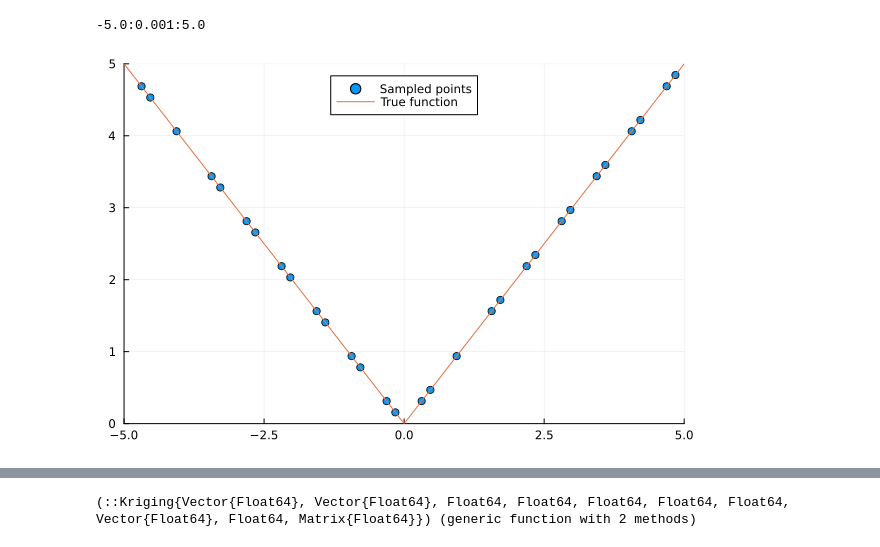
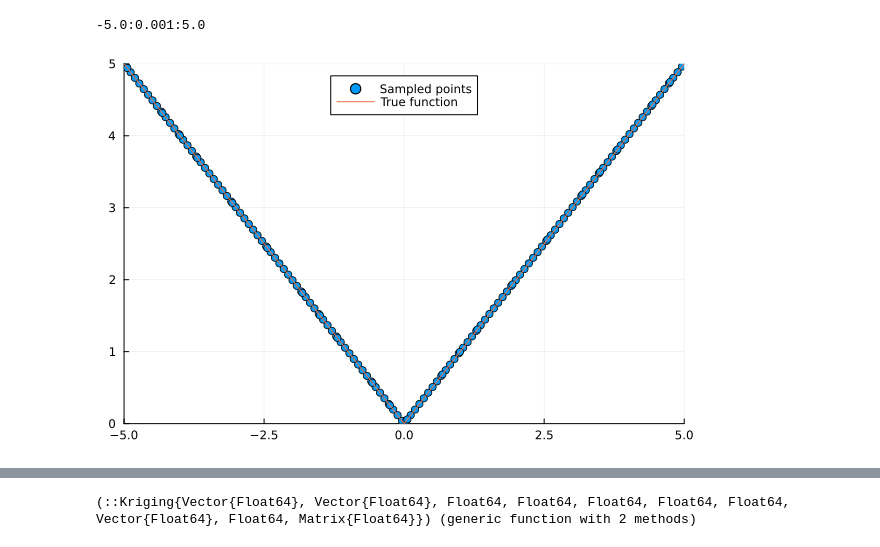
Before and after one commit to Spinachboul/Julia_Programs, a Jupyter notebook: Lp_norm.ipynb, the cells around one changed output, grey strips where cells are left out. Drawn from its saved outputs; the diff is of its cells as text; code cells hidden in the pictures.

```diff
--- a/Lp_norm.ipynb
+++ b/Lp_norm.ipynb
@@ -14,18 +14,21 @@ end
 f (generic function with 1 method)
 # %%
 # Definining simple 1D params
-n = 30
+n_train = 150
+n_test = 100
 lb= -5.0
 ub = 5.0
 p = 1.3
-x = sample(n,lb, ub, SobolSample())
-y = f.(x, p)
+x_train = sample(n_train,lb, ub, SobolSample())
+y_train = f.(x_train, p)
+x_test = sample(n_test,lb,ub,RandomSample())
+y_test = f.(x_test, p)
 xs = lb:0.001:ub
 # %% [output]
 -5.0:0.001:5.0
 # %%
-# Plotting the scatter type plot for the sampled points
-plot(x, y, seriestype=:scatter, label="Sampled points", xlims=(lb, ub), ylims=(0, 5), legend=:top)
+# Plotting the scatter type plot for training points
+plot(x_train, y_train, seriestype=:scatter, label="Sampled points", xlims=(lb, ub), ylims=(0, 5), legend=:top)
 plot!(xs,f.(xs,p), label="True function", legend=:top)
 # %% [output]
-[figure, old version]
+[figure, new version]
```
Also changed, not shown: parts of 9 cells of this notebook, 4 other files.
